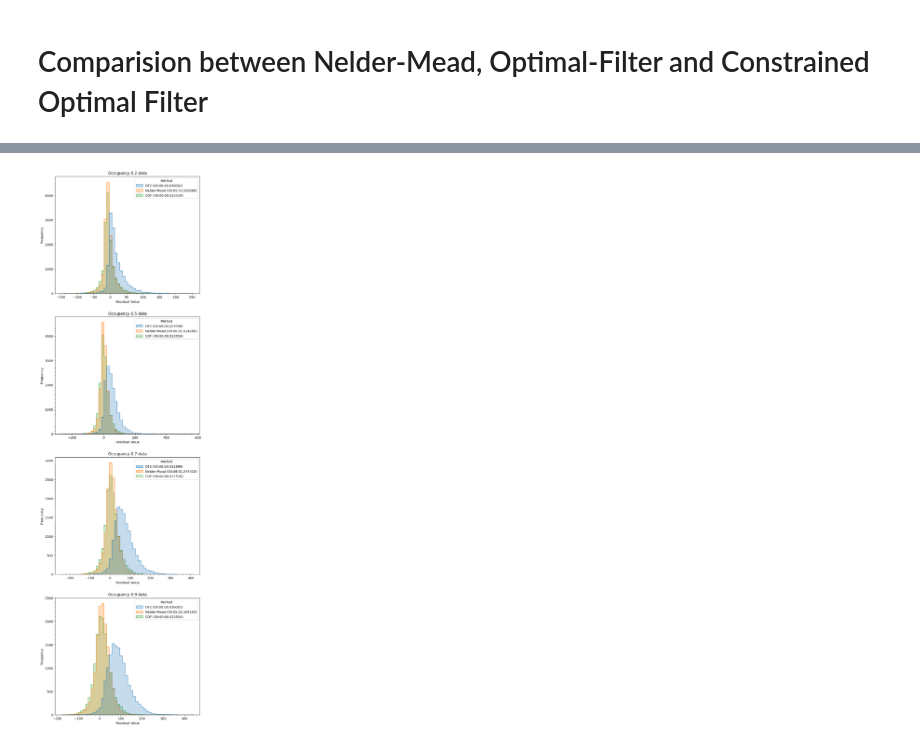
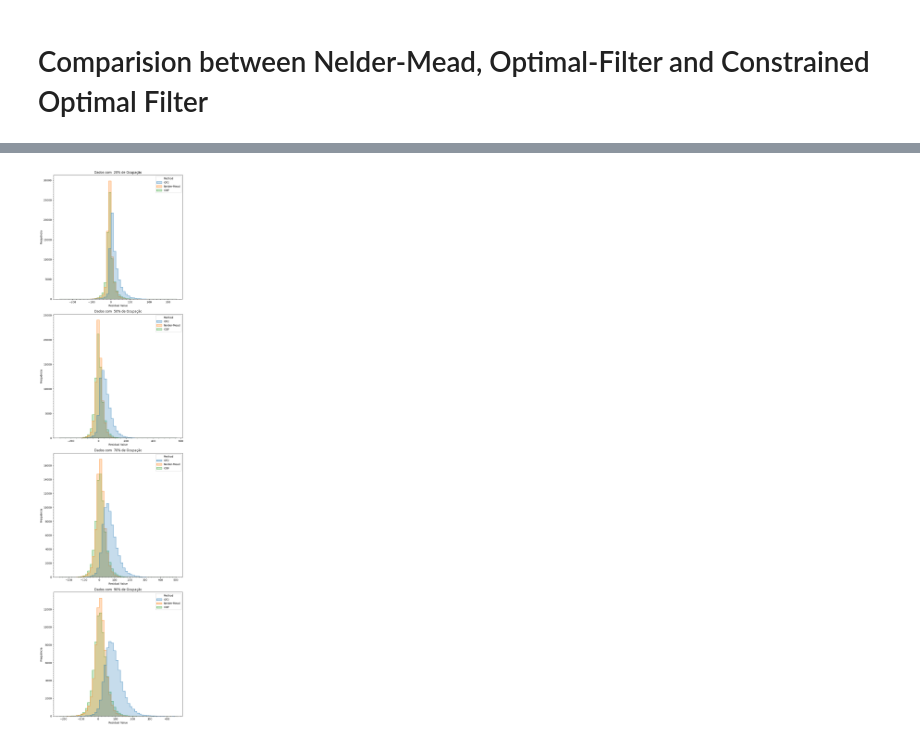
Before and after one commit to nicolasfouv/signal-recovery, a Jupyter notebook: comparison.ipynb, the cells around one changed output, grey strips where cells are left out. Drawn from its saved outputs; the diff is of its cells as text; code cells hidden in the pictures.

Commit message:
feat: add k-fold cross validation

```diff
--- a/comparison.ipynb
+++ b/comparison.ipynb
@@ -53,0 +58,16 @@ from datetime import datetime
+# %%
+"""
+CONFIGURAÇÕES ===========================================================================================================
+"""
+k_folds = 10 # números de folds para a validação cruzada k-fold
+mode = {
+    # 'save' -> calcula e salva os resultados em .csv's
+    # 'load' -> carrega os resultados
+    'nm': 'load',
+    'of2': 'load',
+    'cof': 'load'
+    }
+show = False # exibe cada resultado separadamente, recomendado "false" se a intenção for apenas a comparação os métodos
+"""
+==========================================================================================================================
+"""
@@ -248,2 +316,2 @@ def runAlgorithms(data, trainProp, mode, show=False):
 # %%
-OF2_residuals, OF2_times, NM_residuals, NM_times, COF_residuals, COF_times = runAlgorithms(data, trainSize, mode, show)
+OF2_residuals, OF2_stats, OF2_times, NM_residuals, NM_stats, NM_times, COF_residuals, COF_stats, COF_times = runAlgorithms(data, k_folds, mode, show)
@@ -268,64 +351,60 @@ for collum in COF_residuals:
 # %%
+"""
+EXIBIÇÃO DOS RESULTADOS
+"""
 palette = [
     "#1f77b4",  # OF2
     "#ff7f0e",  # Nelder-Mead
     "#2ca02c"   # COF
 ]
 
+##  Histogramas de erros (erros de todos os k folds)
 fig, ax = plt.subplots(nrows = 4, ncols = 1, figsize = (8, 30))
 for a in ax:
     a.yaxis.set_minor_locator(AutoMinorLocator(10))
     a.xaxis.set_minor_locator(AutoMinorLocator(5))
 
-results0_2 = pd.concat([pd.DataFrame({"Residual Value": np.array(OF2_residuals["occ0_2"]), "Method": f"OF2 ({OF2_times["occ0_2"][0][7:]})"}),
-                       pd.DataFrame({"Residual Value": np.array(NM_residuals["occ0_2"]), "Method": f"Nelder-Mead ({NM_times["occ0_2"][0][7:]})"}),
-                       pd.DataFrame({"Residual Value": np.array(COF_residuals["occ0_2"]), "Method": f"COF ({COF_times["occ0_2"][0][7:]})"})])
-sns.histplot(data = results0_2, hue = "Method", x = "Residual Value", bins = 50, ax = ax[0], element="step", palette=palette)
-ax[0].set_ylabel("Frequency")
-ax[0].set_title("Occupancy 0.2 data")
+for idx, (occ_name, occ_label) in enumerate([
+    ("occ0_2", "Dados com  20% de Ocupação"),
+    ("occ0_5", "Dados com  50% de Ocupação"),
+    ("occ0_7", "Dados com  70% de Ocupação"),
+    ("occ0_9", "Dados com  90% de Ocupação"),
+]):
+    results = pd.concat([
+        pd.DataFrame({"Residual Value": OF2_residuals[occ_name].values, "Method": f"OF2"}),
+        pd.DataFrame({"Residual Value": NM_residuals[occ_name].values, "Method": f"Nelder-Mead"}),
+        pd.DataFrame({"Residual Value": COF_residuals[occ_name].values, "Method": f"COF"}),
+    ])
+    sns.histplot(data=results, hue="Method", x="Residual Value", bins=50, ax=ax[idx], element="step", palette=palette)
+    ax[idx].set_ylabel("Frequência")
+    ax[idx].set_title(f"{occ_label}")
 
-results0_5 = pd.concat([pd.DataFrame({"Residual Value": np.array(OF2_residuals["occ0_5"]), "Method": f"OF2 ({OF2_times["occ0_5"][0][7:]})"}),
-                       pd.DataFrame({"Residual Value": np.array(NM_residuals["occ0_5"]), "Method": f"Nelder-Mead ({NM_times["occ0_5"][0][7:]})"}),
-                       pd.DataFrame({"Residual Value": np.array(COF_residuals["occ0_5"]), "Method": f"COF ({COF_times["occ0_5"][0][7:]})"})])
-sns.histplot(data = results0_5, hue = "Method", x = "Residual Value", bins = 50, ax = ax[1], element="step", palette=palette)
-ax[1].set_ylabel("Frequency")
-ax[1].set_title("Occupancy 0.5 data")
-
-results0_7 = pd.concat([pd.DataFrame({"Residual Value": np.array(OF2_residuals["occ0_7"]), "Method": f"OF2 ({OF2_times["occ0_7"][0][7:]})"}),
-                       pd.DataFrame({"Residual Value": np.array(NM_residuals["occ0_7"]), "Method": f"Nelder-Mead ({NM_times["occ0_7"][0][7:]})"}),
-                       pd.DataFrame({"Residual Value": np.array(COF_residuals["occ0_7"]), "Method": f"COF ({COF_times["occ0_7"][0][7:]})"})])
-sns.histplot(data = results0_7, hue = "Method", x = "Residual Value", bins = 50, ax = ax[2], element="step", palette=palette)
-ax[2].set_ylabel("Frequency")
-ax[2].set_title("Occupancy 0.7 data")
-
-results0_9 = pd.concat([pd.DataFrame({"Residual Value": np.array(OF2_residuals["occ0_9"]), "Method": f"OF2 ({OF2_times["occ0_9"][0][7:]})"}),
-                       pd.DataFrame({"Residual Value": np.array(NM_residuals["occ0_9"]), "Method": f"Nelder-Mead ({NM_times["occ0_9"][0][7:]})"}),
-                       pd.DataFrame({"Residual Value": np.array(COF_residuals["occ0_9"]), "Method": f"COF ({COF_times["occ0_9"][0][7:]})"})])
-sns.histplot(data = results0_9, hue = "Method", x = "Residual Value", bins = 50, ax = ax[3], element="step", palette=palette)
-ax[3].set_ylabel("Frequency")
-ax[3].set_title("Occupancy 0.9 data")
-
+plt.tight_layout()
 plt.show()
 
+## Média dos Erros and Desvio Padrão dos Erros (de cada k fold)
 fig, ax = plt.subplots(nrows = 2, ncols = 1, figsize = (8, 15))
 for a in ax:
     a.yaxis.set_minor_locator(AutoMinorLocator(10))
     a.xaxis.set_minor_locator(AutoMinorLocator(5))
 
-sns.pointplot(x=occ, y=of2_means, ax=ax[0], label='OF2', color=palette[0], alpha=0.7)
-sns.pointplot(x=occ, y=nm_means, ax=ax[0], label='Nelder-Mead', color=palette[1], linestyles='-', alpha=0.7)
-sns.pointplot(x=occ, y=cof_means, ax=ax[0], label='COF', color=palette[2], linestyles='--', alpha=0.7)
-ax[0].set_xlabel("Occupancy (%)")
-ax[0].set_ylabel("Mean Residual Value")
-ax[0].set_title("Mean Residual Value x Occupancy")
+ax[0].errorbar(occ, of2_means, yerr=of2_means_stds, label='OF2', color=palette[0], marker='o', capsize=5, alpha=0.8)
+ax[0].errorbar(occ, nm_means, yerr=nm_means_stds, label='Nelder-Mead', color=palette[1], marker='s', capsize=5, alpha=0.8)
+ax[0].errorbar(occ, cof_means, yerr=cof_means_stds, label='COF', color=palette[2], marker='^', capsize=5, alpha=0.8)
+ax[0].set_xlabel("Ocupação (%)")
+ax[0].set_ylabel("Média do erro (contagem de ADC)")
+ax[0].set_title(f"Média do erro x Ocupação ({k_folds}-fold)")
+ax[0].legend()
 
-sns.pointplot(x=occ, y=of2_stds, ax=ax[1], label='OF2', color=palette[0], alpha=0.7)
-sns.pointplot(x=occ, y=nm_stds, ax=ax[1], label='Nelder-Mead', color=palette[1], linestyles='-', alpha=0.7)
-sns.pointplot(x=occ, y=cof_stds, ax=ax[1], label='COF', color=palette[2], linestyles='--', alpha=0.7)
-ax[1].set_xlabel("Occupancy (%)")
-ax[1].set_ylabel("Standard Deviation of Residual Value")
-ax[1].set_title("Standard Deviation of Residual Value x Occupancy")
+ax[1].errorbar(occ, of2_stds, yerr=of2_stds_stds, label='OF2', color=palette[0], marker='o', alpha=0.8)
+ax[1].errorbar(occ, nm_stds, yerr=nm_stds_stds, label='Nelder-Mead', color=palette[1], marker='s', alpha=0.8)
+ax[1].errorbar(occ, cof_stds, yerr=cof_stds_stds, label='COF', color=palette[2], marker='^', alpha=0.8)
+ax[1].set_xlabel("Ocupação (%)")
+ax[1].set_ylabel("Desvio padrão do erro (contagem de ADC)")
+ax[1].set_title(f"Desvio padrão do erro x Ocupação ({k_folds}-fold)")
+ax[1].legend()
 
+plt.tight_layout()
 plt.show()
 # %% [output]
-[figure, old version]
+[figure, new version]
```
Also changed, not shown: parts of 10 cells of this notebook, 10 other files.
